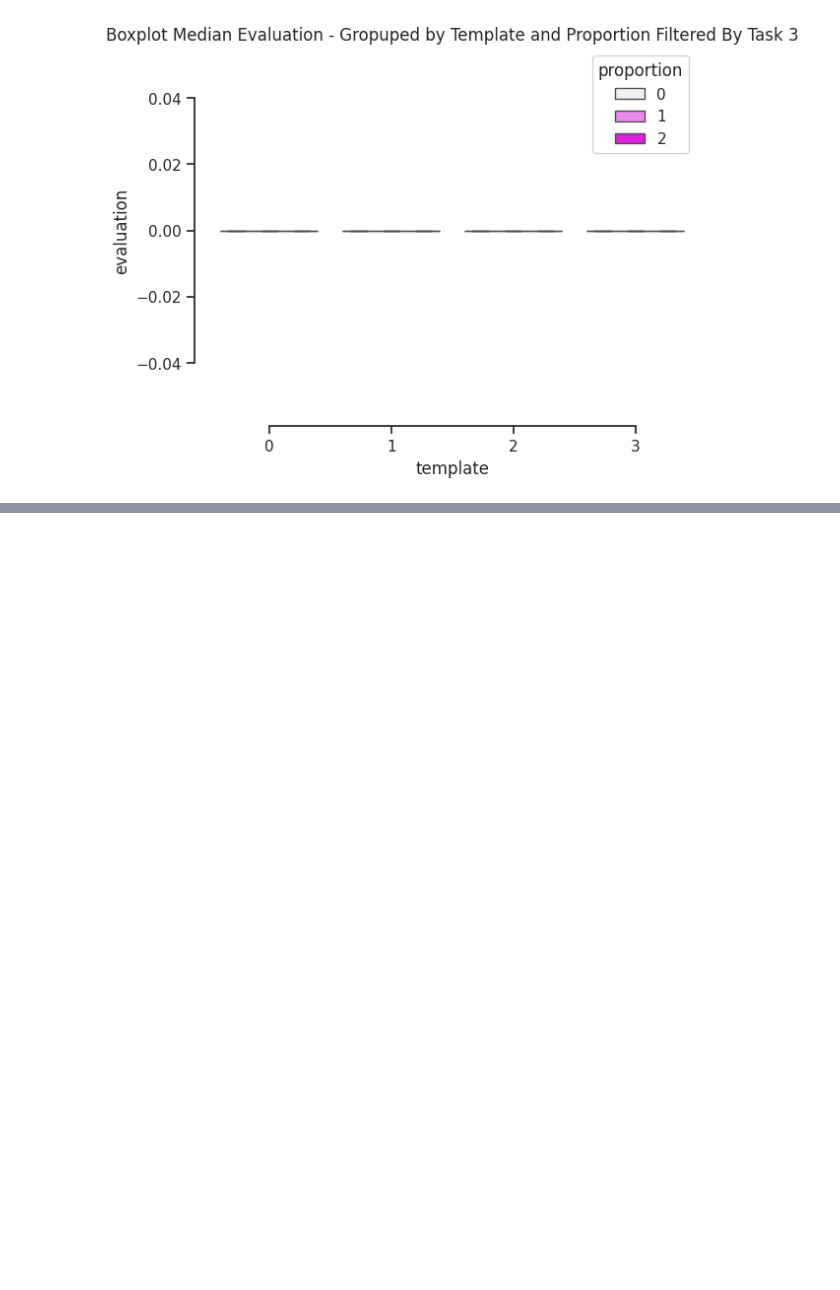
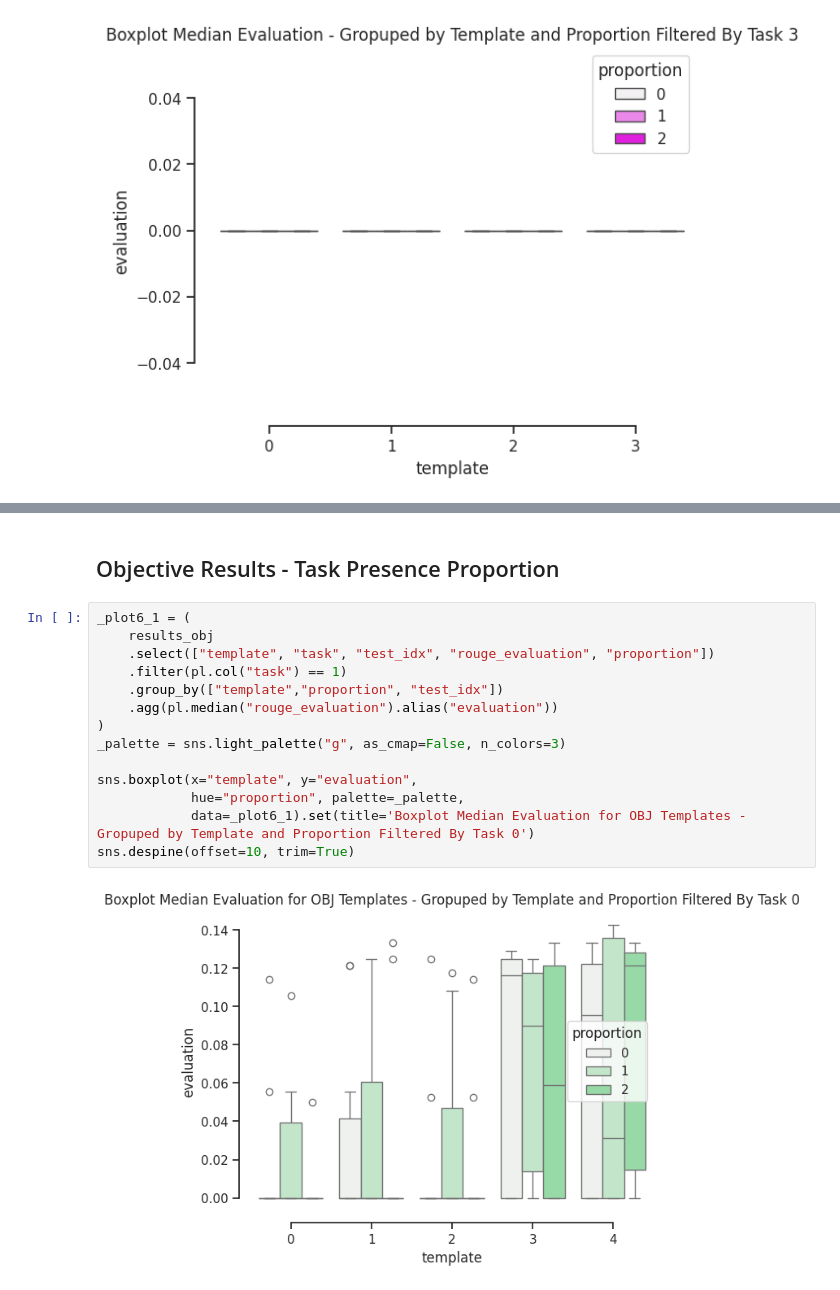
Before and after one commit to CaioRhoden/datamodels-context-reduction, a Jupyter notebook: experiments/instruction_bias/results_analysis.ipynb, the cells around one changed output, grey strips where cells are left out. Saved outputs shown, nothing was run; the diff lists cells and outputs as text; blank space fills up the shorter version.

```diff
--- a/experiments/instruction_bias/results_analysis.ipynb
+++ b/experiments/instruction_bias/results_analysis.ipynb
@@ -317,0 +435,18 @@ sns.despine(offset=10, trim=True)
+# %% [markdown]
+## Objective Results - Task Presence Proportion
+# %%
+_plot6_1 = (
+    results_obj
+    .select(["template", "task", "test_idx", "rouge_evaluation", "proportion"])
+    .filter(pl.col("task") == 1)
+    .group_by(["template","proportion", "test_idx"])
+    .agg(pl.median("rouge_evaluation").alias("evaluation"))
+)
+_palette = sns.light_palette("g", as_cmap=False, n_colors=3)
+
+sns.boxplot(x="template", y="evaluation",
+            hue="proportion", palette=_palette,
+            data=_plot6_1).set(title='Boxplot Median Evaluation for OBJ Templates - Gropuped by Template and Proportion Filtered By Task 0')
+sns.despine(offset=10, trim=True)
+# %% [output]
+[figure, added]
```
Also changed, not shown: parts of 39 cells of this notebook.
